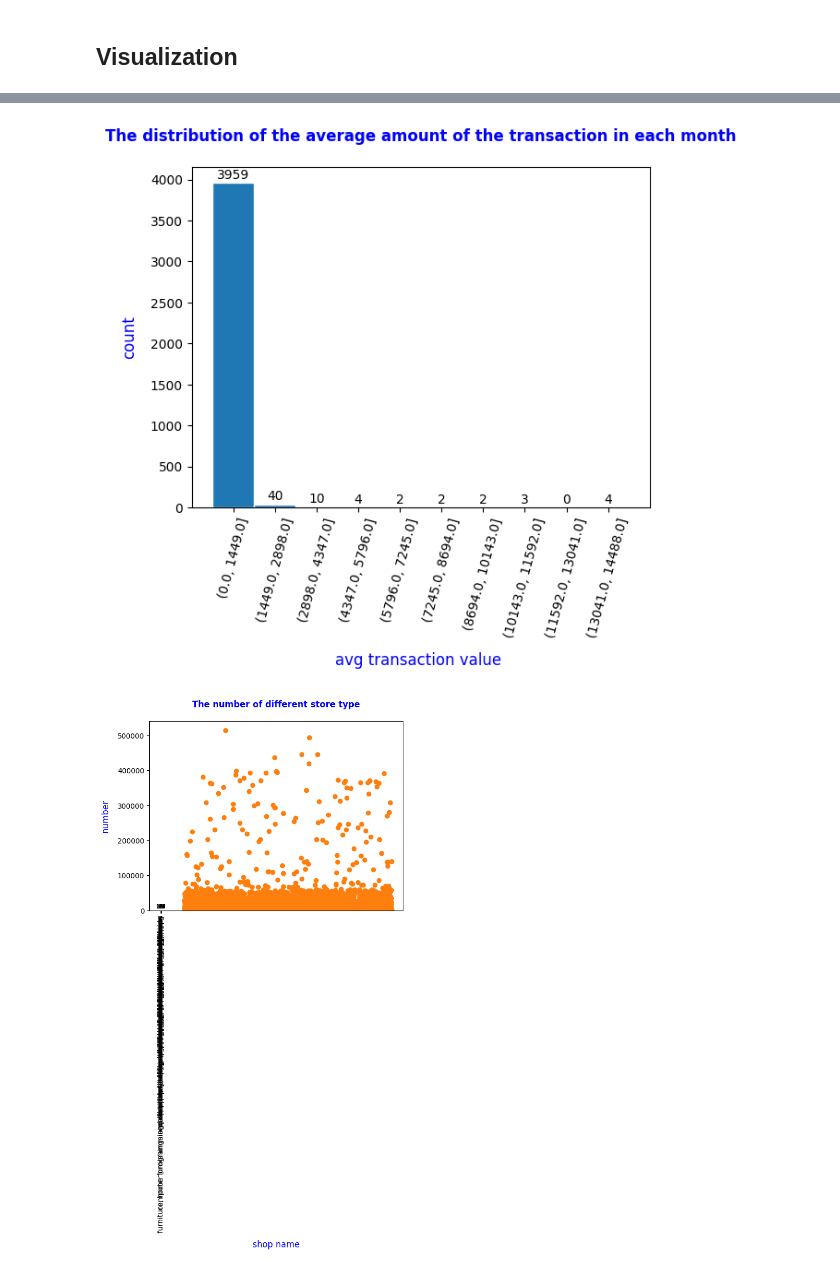
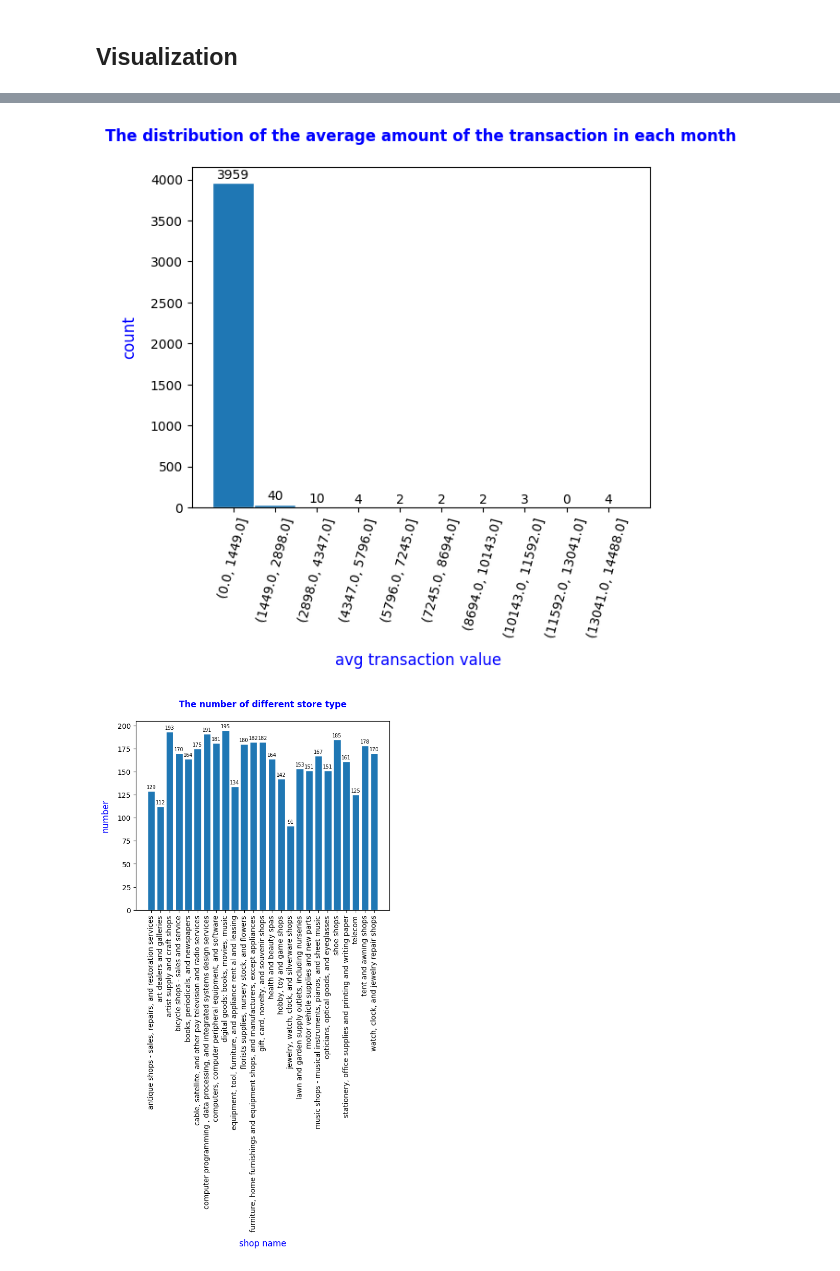
Before and after one commit to MAST30034-Applied-Data-Science/generic-buy-now-pay-later-project-group-16-project2-fighting-group, a Jupyter notebook: notebooks/all_notebooks_sum.ipynb, the cells around one changed output, grey strips where cells are left out. Drawn from its saved outputs; the diff is of its cells as text; code cells hidden in the pictures.

```diff
--- a/notebooks/all_notebooks_sum.ipynb
+++ b/notebooks/all_notebooks_sum.ipynb
@@ -545,13 +643,16 @@ spark = (
 # %%
 merchant_info = spark.read.parquet('../data/curated/merchant_info.parquet')
-merchant_info.limit(3)
 merchant_info = merchant_info.toPandas()
+
 #View the relationship between travel_time_mins vs tip_amount
 # plot
+plt.scatter(merchant_info['Order_avg_value'], merchant_info['prob_of_fraud'])
+plt.savefig('../plots/probability_of_fraud.png')
 
-import matplotlib.pyplot as plt
-plt.scatter(merchant_info['Order_avg_value'], merchant_info['prob_num_of_fraud'])
-plt.show()
+# scatter plot
+plt.scatter(merchant_info['merchant_abn'], merchant_info['Avg_amount_monthly'])
+plt.savefig('../plots/abn_vs_amount.png')
+
 def get_bin(df,bar_num):
     bar_list = []
     max_value = int(df.max()+1)
@@ -563,6 +664,8 @@ def get_bin(df,bar_num):
         bar_list.append(num)
     bar_list.append(max_value)
     return bar_list
+
+
 # Order_avg_value
 bins = get_bin(merchant_info['count_cus_per_mon'],10)
 
@@ -589,6 +692,9 @@ ax.xaxis.grid(False)
 ax.set_ylabel('count', labelpad = 10, color = 'blue', fontsize=12)
 ax.set_xlabel('Order_avg_value', labelpad = 10, color = 'blue', fontsize=12)
 ax.set_title('The distribution of the average value of each order', pad = 20, color = 'blue', weight = 'bold')
+plt.savefig('../plots/avg_value_per_order.png')
+
+
 # count_cus_per_mon
 bins = get_bin(merchant_info['count_cus_per_mon'],20)
 
@@ -615,6 +721,9 @@ ax.xaxis.grid(False)
 ax.set_ylabel('count', labelpad = 10, color = 'blue', fontsize=12)
 ax.set_xlabel('number of consumer per month', labelpad = 10, color = 'blue', fontsize=12)
 ax.set_title('The distribution of average number of differnet consumer per month per shop', pad = 20, color = 'blue', weight = 'bold')
+plt.savefig('../plots/num_of_customer.png')
+
+
 # Avg_amount_monthly
 bins = get_bin(merchant_info['Avg_amount_monthly'],10)
 
@@ -641,13 +750,15 @@ ax.xaxis.grid(False)
 ax.set_ylabel('count', labelpad = 10, color = 'blue', fontsize=12)
 ax.set_xlabel('avg transaction value ', labelpad = 10, color = 'blue', fontsize=12)
 ax.set_title('The distribution of the average amount of the transaction in each month', pad = 20, color = 'blue', weight = 'bold')
+plt.savefig('../plots/avg amount count 2.png')
+
+
 # Avg_count_monthly
 bins = get_bin(merchant_info['Avg_count_monthly'],10)
 
 dff_count_cus_per_mon = merchant_info.groupby(pd.cut(merchant_info['Avg_count_monthly'], bins=bins))['fix_cus_num'].count()
 dff_count_cus_per_mon = dff_count_cus_per_mon.to_frame().reset_index()
 dff = dff_count_cus_per_mon.rename(columns={"Avg_count_monthly": "index", "fix_cus_num": "count"})
-
 fig, ax = plt.subplots()
 
 y = dff['count']
@@ -667,19 +778,19 @@ ax.xaxis.grid(False)
 ax.set_ylabel('count', labelpad = 10, color = 'blue', fontsize=12)
 ax.set_xlabel('avg transaction value ', labelpad = 10, color = 'blue', fontsize=12)
 ax.set_title('The distribution of the average amount of the transaction in each month', pad = 20, color = 'blue', weight = 'bold')
+plt.savefig('../plots/transaction_amount_count.png')
+
+
 # store type
 tz_df = merchant_info[['Store_type','Revenue_levels']].groupby(['Store_type']).count()
 
 fig, ax = plt.subplots()
-
 y = tz_df['Revenue_levels']
-
 bars = ax.bar(
     x = range(1,26),
     height = y, edgecolor='white',
     tick_label = tz_df.index, width = 0.8
 )
-
 plt.xticks(rotation=90)
 ax.bar_label(bars, padding=2, color = 'black', fontsize=7)
 ax.xaxis.grid(False)
@@ -687,16 +798,15 @@ ax.xaxis.grid(False)
 ax.set_ylabel('number', labelpad = 10, color = 'blue', fontsize=12)
 ax.set_xlabel('shop name', labelpad = 10, color = 'blue', fontsize=12)
 ax.set_title('The number of different store type', pad = 20, color = 'blue', weight = 'bold')
+# https://stackoverflow.com/questions/37427362/plt-show-shows-full-graph-but-savefig-is-cropping-the-image
+plt.savefig('../plots/store_type.png', bbox_inches='tight')
 
-import matplotlib.pyplot as plt
-plt.scatter(merchant_info['merchant_abn'], merchant_info['Avg_amount_monthly'])
-plt.show()
-Avg_amount_monthly_corr = merchant_info.drop(['prob_num_of_fraud','fix_cus_num'], axis =1)
-import seaborn as sns
-#draw the heatmap
+# correlation graph
+# remove these two features because they have a high correlation.
+Avg_amount_monthly_corr = merchant_info.drop(['prob_of_fraud','fix_cus_num'], axis =1)
 plt.figure(figsize=(16,8))
 cor = Avg_amount_monthly_corr.corr()
 heatmap = sns.heatmap(cor, annot=True, cmap=plt.cm.Blues)
 heatmap.set_title('Correlation between features')
-plt.show()
+plt.savefig('../plots/correlation.png')
 # %% [output]
@@ -704,6 +814,6 @@ plt.show()
 [figure]
 [figure]
 [figure]
 [figure]
-[figure, old version]
+[figure, new version]
 [figure]
```
Also changed, not shown: parts of 14 cells of this notebook, 1 other file.
